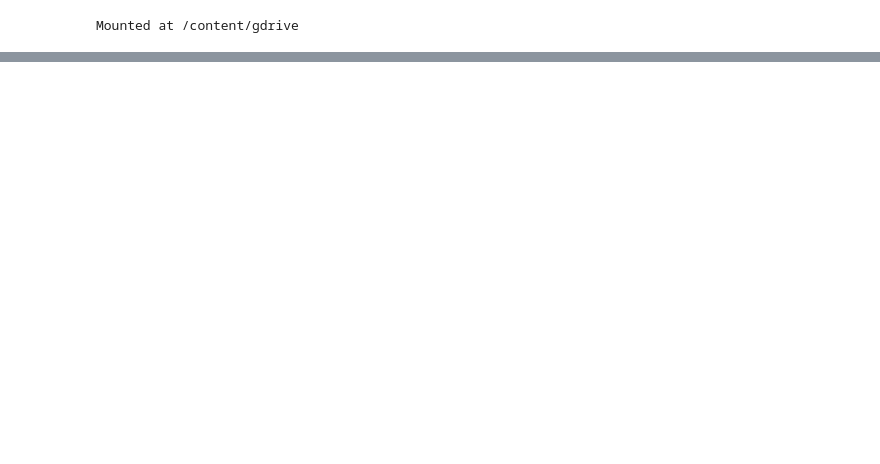
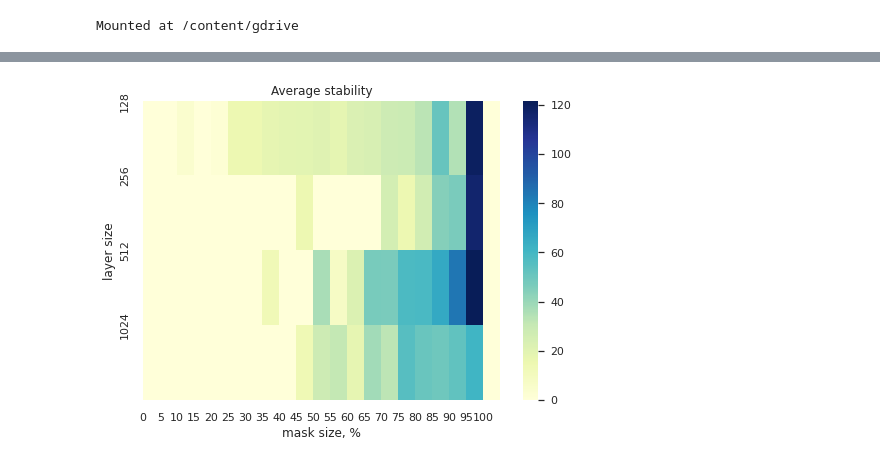
Before and after one commit to mirklys/little-projects, a Jupyter notebook: thesis/data_analysis.ipynb, the cells around one changed output, grey strips where cells are left out. Saved outputs shown, nothing was run; the diff lists cells and outputs as text; code cells hidden in the pictures; blank space fills up the shorter version.

```diff
--- a/thesis/data_analysis.ipynb
+++ b/thesis/data_analysis.ipynb
@@ -201,6 +224,26 @@ def mean_recovery(data:dict, dropout:bool=False, size:bool=False) -> np.ndarray:
         steps = np.mean(steps, axis=0)
         recovery.append(steps)
     return np.array(recovery)
+# %%
+#@title
+def stability(data:dict, dropout:bool=False, size:bool=False) -> np.ndarray:
+    assert dropout ^ size
+    stability = []
+    mean_stds = defaultdict(list)
+
+    for k, v in data.items():
+        s, d = k
+        std = v[2]
+        if dropout: mean_stds[d].append(std)
+        elif size: mean_stds[s].append(std)
+
+    for d, std in mean_stds.items():
+        std = np.mean(std, axis=0)
+        stability.append(std)
+    return np.array(stability)
 # %%
 dropout_average = mean_recovery(data_f_o, dropout=True)
 size_average = mean_recovery(data_f_o, size=True)
+# %%
+size_stability = stability(data_f_o, size=True)
+dropout_stability = stability(data_f_o, dropout=True)
@@ -206,0 +276,11 @@ size_average = mean_recovery(data_f_o, size=True)
+# %%
+sns.set_theme()
+ax = sns.heatmap(size_stability, cmap="YlGnBu")
+plt.yticks([0, 1, 2, 3], [128, 256, 512, 1024])
+plt.xticks(list(range(21)), np.arange(0, 105, 5))
+plt.title("Average stability")
+plt.ylabel("layer size")
+plt.xlabel("mask size, %")
+plt.show()
+# %% [output]
+[figure, added]
```
Also changed, not shown: parts of 14 cells of this notebook.
